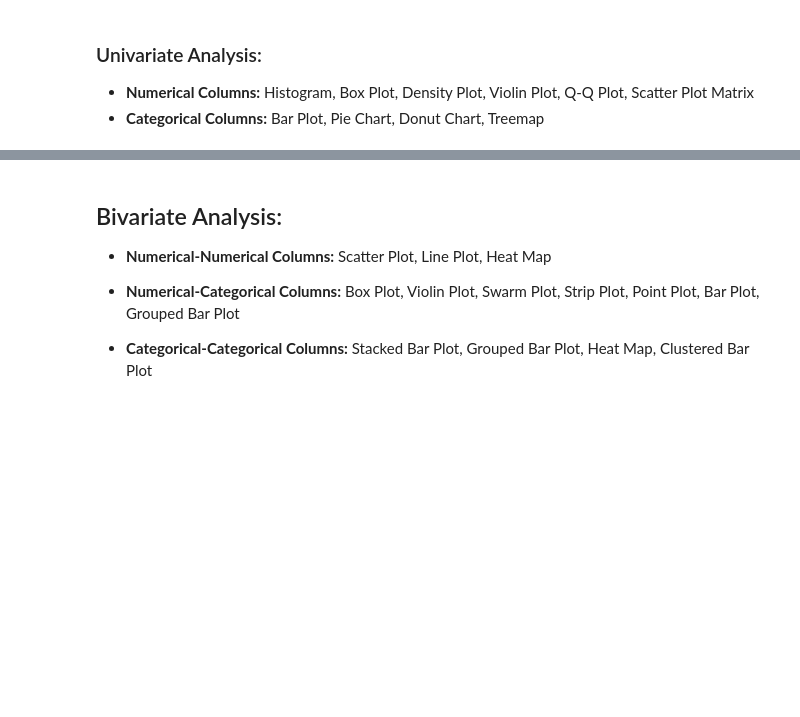
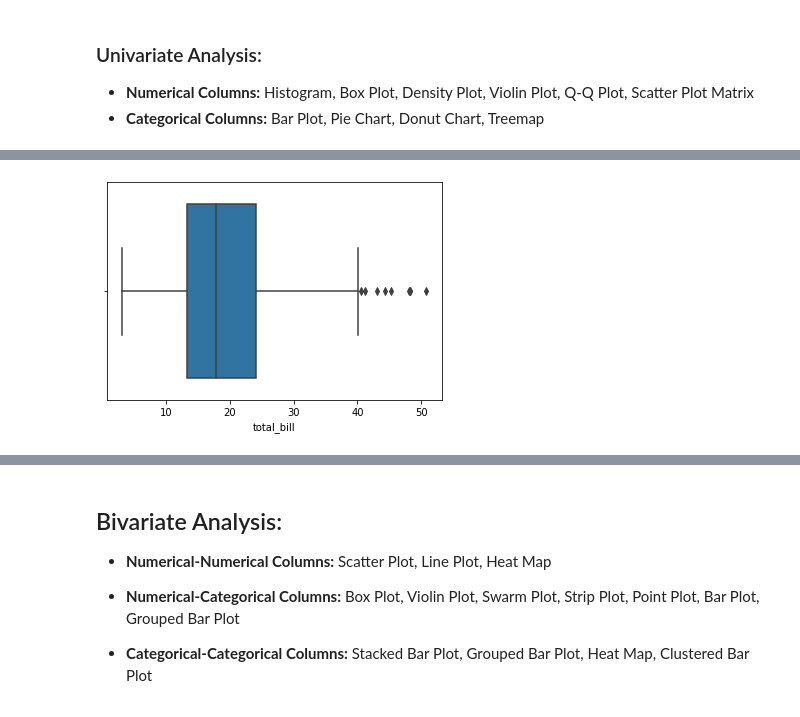
Before and after one commit to ehtisham-sadiq/AI-Pioneers-DataScience-Arena, a Jupyter notebook: notebooks/Exploratory-Data-Analysis.ipynb, the cells around one changed output, grey strips where cells are left out. Saved outputs shown, nothing was run; the diff lists cells and outputs as text; code cells hidden in the pictures; blank space fills up the shorter version.

```diff
--- a/notebooks/Exploratory-Data-Analysis.ipynb
+++ b/notebooks/Exploratory-Data-Analysis.ipynb
@@ -26,0 +47,5 @@ import scipy.stats as stats
+# %%
+#outliers detection and min, max, IQR range
+sns.boxplot(df['total_bill'], data=df);
+# %% [output]
+[figure, added]
```
Also changed, not shown: parts of 34 cells of this notebook.
